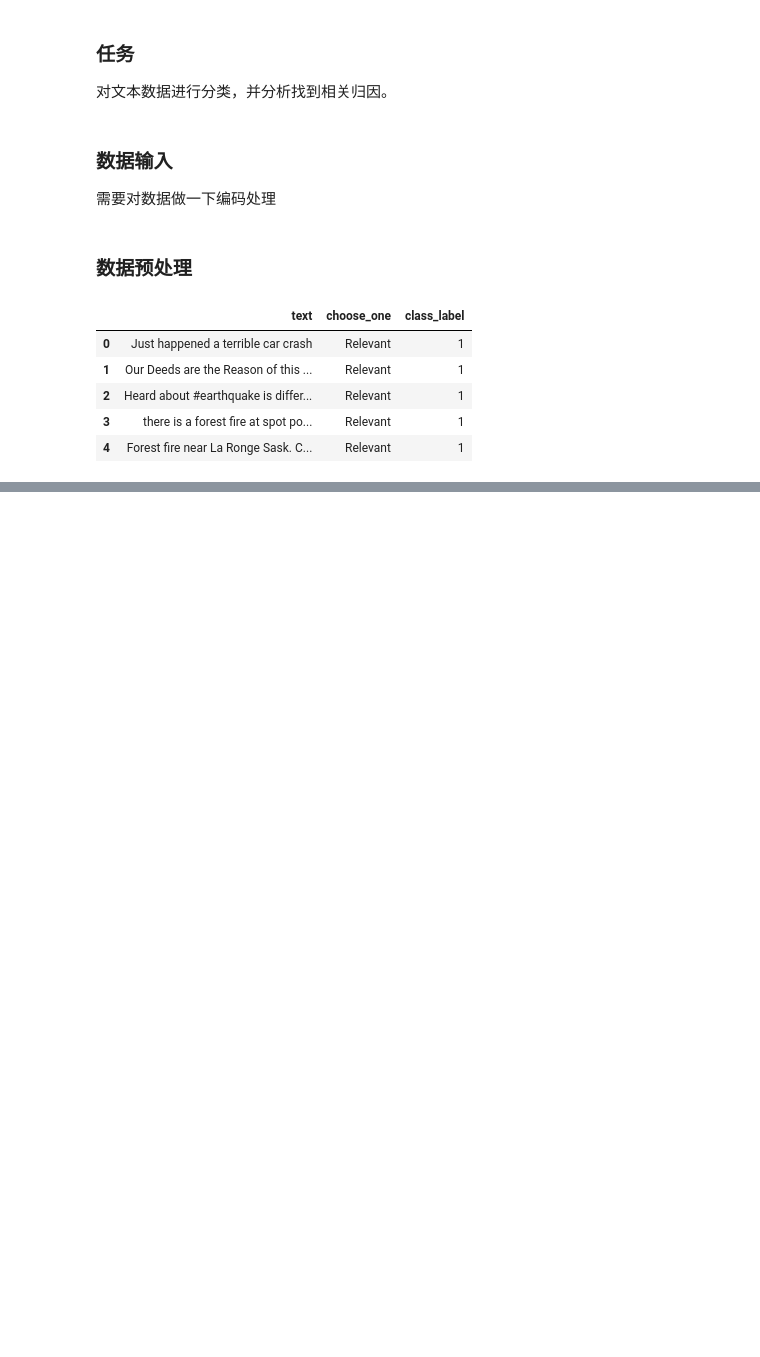
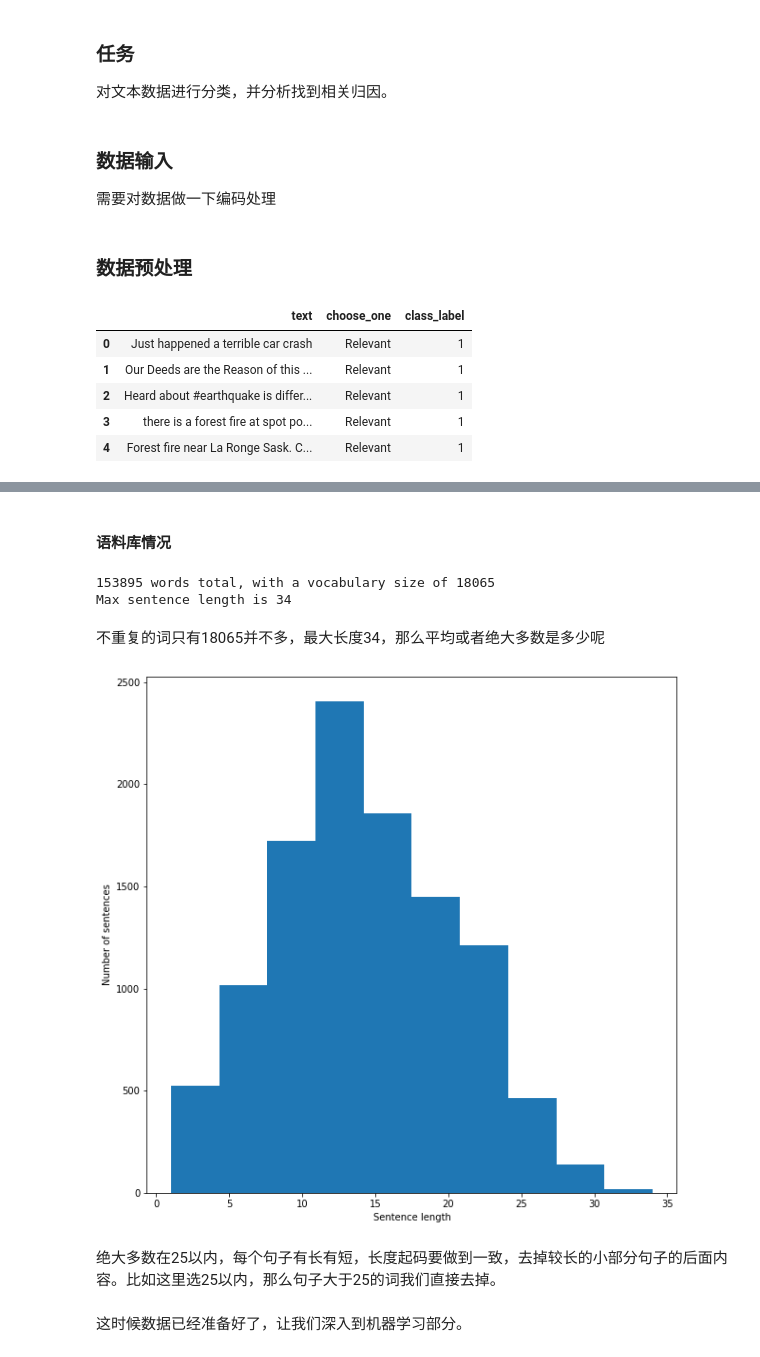
Before and after one commit to ben1234560/AiLearning-Theory-Applying, a Jupyter notebook: 机器学习竞赛实战_优胜解决方案/机器学习实战小项目/文本特征处理方法对比/NLP处理实例.ipynb, the cells around one changed output, grey strips where cells are left out. Drawn from its saved outputs; the diff is of its cells as text; code cells hidden in the pictures; blank space fills up the shorter version.

Commit message:
Add. TFIDF Bag of Words

```diff
--- a/机器学习竞赛实战_优胜解决方案/机器学习实战小项目/文本特征处理方法对比/NLP处理实例.ipynb
+++ b/机器学习竞赛实战_优胜解决方案/机器学习实战小项目/文本特征处理方法对比/NLP处理实例.ipynb
@@ -49,0 +86,3 @@ questions.head()
+# %%
+clean_questions = pd.read_csv("data/clean_data.csv")  # 读取数据查看
+clean_questions.head()
@@ -49,0 +117,7 @@ questions.head()
+# %%
+from nltk.tokenize import RegexpTokenizer   # 分词器
+
+tokenizer = RegexpTokenizer(r'\w+')
+
+clean_questions["tokens"] = clean_questions["text"].apply(tokenizer.tokenize)  # 对指定列进行分词
+clean_questions.head()
@@ -49,0 +131,31 @@ questions.head()
+# %% [markdown]
+#### 语料库情况
+# %%
+from tensorflow.keras.preprocessing.text import Tokenizer
+from tensorflow.keras.preprocessing.sequence import pad_sequences
+from tensorflow.keras.utils import to_categorical
+
+all_words = [word for tokens in clean_questions["tokens"] for word in tokens]
+sentence_lengths = [len(tokens) for tokens in clean_questions["tokens"]]
+VOCAB = sorted(list(set(all_words)))
+print("%s words total, with a vocabulary size of %s" % (len(all_words), len(VOCAB)))
+print("Max sentence length is %s" % max(sentence_lengths))
+# %% [output]
+153895 words total, with a vocabulary size of 18065
+Max sentence length is 34
+# %% [markdown]
+不重复的词只有18065并不多，最大长度34，那么平均或者绝大多数是多少呢
+# %%
+import matplotlib.pyplot as plt
+
+fig = plt.figure(figsize=(10, 10))
+plt.xlabel('Sentence length')
+plt.ylabel('Number of sentences')
+plt.hist(sentence_lengths)
+plt.show()
+# %% [output]
+[figure, added]
+# %% [markdown]
+绝大多数在25以内，每个句子有长有短，长度起码要做到一致，去掉较长的小部分句子的后面内容。比如这里选25以内，那么句子大于25的词我们直接去掉。
+# %% [markdown]
+这时候数据已经准备好了，让我们深入到机器学习部分。
```
Also changed, not shown: parts of 45 cells of this notebook.
